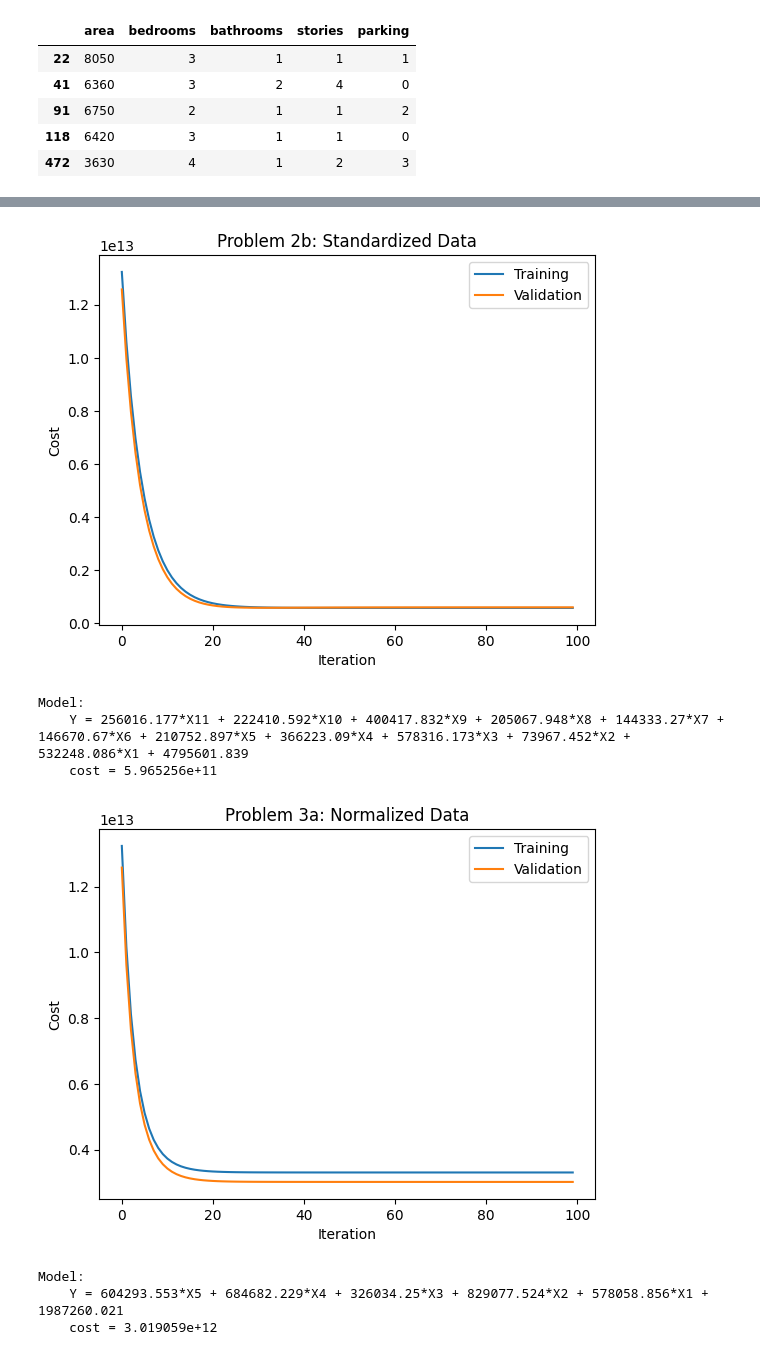
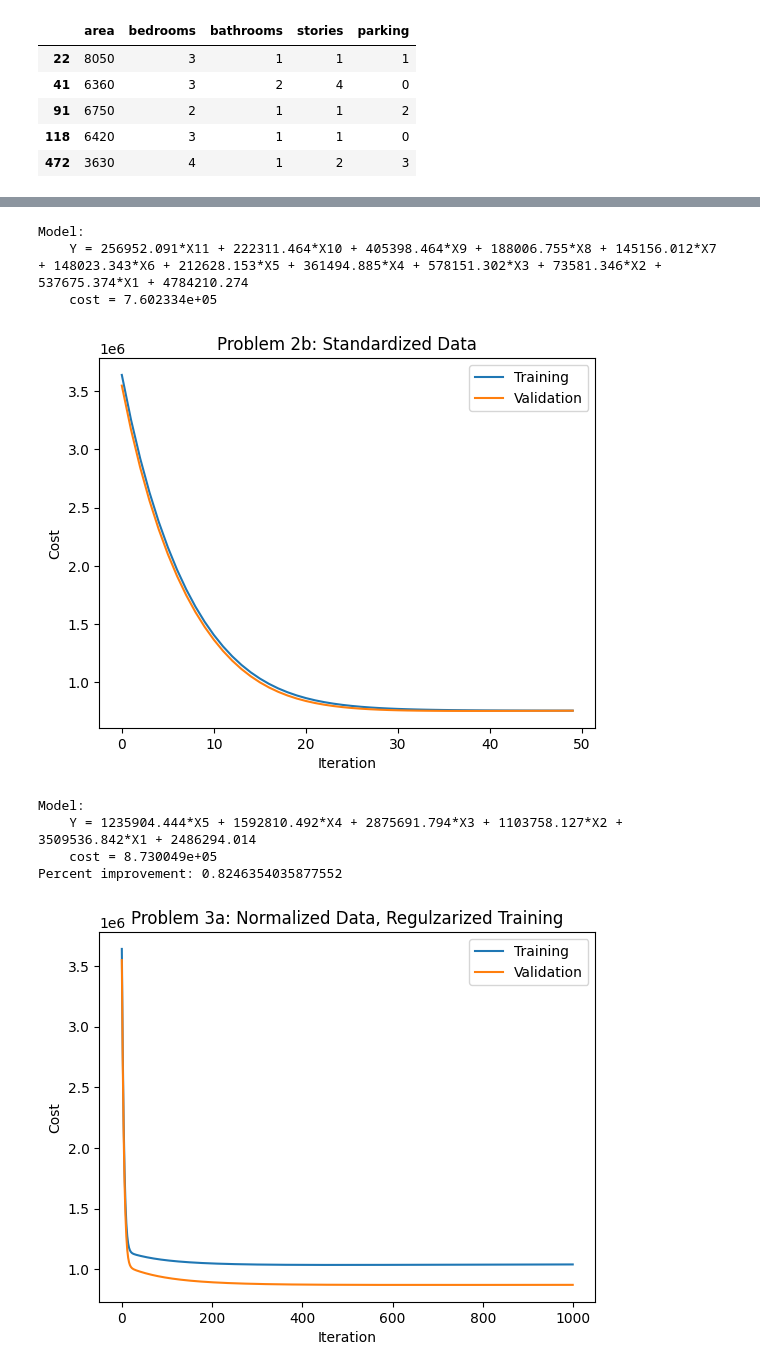
Before and after one commit to jaskinkabir/Intro_ML, a Jupyter notebook: HM2/HM2.ipynb, the cells around one changed output, grey strips where cells are left out. Drawn from its saved outputs; the diff is of its cells as text; code cells hidden in the pictures.

```diff
--- a/HM2/HM2.ipynb
+++ b/HM2/HM2.ipynb
@@ -80,6 +81,7 @@ Y_validate = y_validate.to_numpy().reshape(-1,1)
 # %%
 # vars: Area, bedrooms, bathrooms, stories, mainroad, guestroom, basement, hotwaterheating, airconditioning, parking, prefarea
 b_vars = ['area', 'bedrooms', 'bathrooms', 'stories', 'mainroad', 'guestroom', 'basement', 'hotwaterheating', 'airconditioning', 'parking', 'prefarea']
+X_b = housing[b_vars]
 X_train_df_b = X_train[b_vars]
 X_validate_df_b = X_validate[b_vars]
 
@@ -99,11 +130,9 @@ def compute_regularized_cost(X, Y, theta, lambda_val):
     predictions = X.dot(theta)
     errors = np.subtract(predictions, Y)
     sqrErrors = np.square(errors)
-    J = (1/ (2*m) ) * np.sum(sqrErrors) * lambda_val * np.sum(np.square(theta))
+    J = (1/ (2*m) ) * np.sum(sqrErrors) + lambda_val * np.sum(np.square(theta))
 
     return J
-
-
 
 def grad_desc(X_train: np.ndarray, Y_train: np.ndarray, theta: np.ndarray, alpha: float, iterations: int, X_val: np.ndarray, Y_val: np.ndarray, lambda_val=0):
     m = len(Y_train)
@@ -117,17 +146,16 @@ def grad_desc(X_train: np.ndarray, Y_train: np.ndarray, theta: np.ndarray, alpha
         predictions = X_train.dot(theta)
         errors = np.subtract(predictions, Y_train)
 
-        sum_deltas = (alpha/m) * X_train.T.dot(errors) + lambda_val * theta
+        gradient = (1/m)*(X_train.T.dot(errors)) + lambda_val * theta
 
-        theta -= sum_deltas
+        theta -= alpha * gradient
 
         sqrErrors = np.square(errors)
-        training_cost_history[i]= (1/ (2*m) ) * np.sum(sqrErrors)
-
+        training_cost_history[i]= (1/(2*m)) * np.sum(sqrErrors) + lambda_val * np.sum(np.square(theta))
 
     return theta,training_cost_history, validation_cost_history
 # %%
-def print_model(X, Y, theta, name='Y'):
+def print_model(X, Y, theta, name='Y', return_cost = False):
 
     cost = compute_cost(X,Y,theta)
 
@@ -140,18 +168,22 @@ def print_model(X, Y, theta, name='Y'):
         model_str += f"{round(theta[i,0], 3)}*X{i} + "
 
     print(f"Model:\n    {name} = {model_str}")
-    cost_str = "{:e}".format(round(cost,3))
+    cost = np.sqrt(cost)
+    cost_str = "{:e}".format(round(cost,5))
+
     print(f"    cost = {cost_str}")
+    if return_cost:
+        return cost
 
 def display_loss(iters, train_hist, val_hist, title):
+    train_hist = np.sqrt(train_hist)
+    val_hist = np.sqrt(val_hist)
     plt.plot(range(iters), train_hist, label = "Training")
     plt.plot(range(iters), val_hist, label = "Validation")
     plt.title(title)
     plt.xlabel("Iteration")
     plt.ylabel("Cost")
     plt.legend()
-
-    plt.show()
 # %%
 #Used to find max iters before overflow error
 def find_iters(X_train_b, Y_train, theta, alpha, X_validate_b, Y_validate):
@@ -287,40 +302,46 @@ Model:
 # %%
-# Problem 2b
-# train on X_train_b_std
+X_train = X_scaled["train_b_std"]
+X_validate = X_scaled["validate_b_std"]
 
-theta = np.zeros((X_train_b_std.shape[1], 1))
+theta = np.zeros((X_train.shape[1], 1))
 
-iterations = 100
-alpha = 0.1
+iterations = 1000
+alpha = .1
 
-theta, training_cost_history, validation_cost_history = grad_desc(X_train_b_std, Y_train, theta, alpha, iterations, X_validate_b_std, Y_validate)
+theta, training_cost_history, validation_cost_history = grad_desc(X_train, Y_train, theta, alpha, iterations, X_validate, Y_validate)
 
-display_loss(iterations, training_cost_history, validation_cost_history, "Problem 2b: Standardized Data")
-print_model(X_validate_b_std, Y_validate, theta)
+display_loss(50, training_cost_history[:50], validation_cost_history[:50], "Problem 2b: Standardized Data")
+cost_2b_std = print_model(X_validate, Y_validate, theta, return_cost=True)
 # %% [output]
+Model:
+    Y = 256952.091*X11 + 222311.464*X10 + 405398.464*X9 + 188006.755*X8 + 145156.012*X7 + 148023.343*X6 + 212628.153*X5 + 361494.885*X4 + 578151.302*X3 + 73581.346*X2 + 537675.374*X1 + 4784210.274
+    cost = 7.602334e+05
-[figure, old version]
+[figure, new version]
-Model:
-    Y = 256016.177*X11 + 222410.592*X10 + 400417.832*X9 + 205067.948*X8 + 144333.27*X7 + 146670.67*X6 + 210752.897*X5 + 366223.09*X4 + 578316.173*X3 + 73967.452*X2 + 532248.086*X1 + 4795601.839
-    cost = 5.965256e+11
 # %%
 # Problem 3a
 # Train on X_train_a_norm
 
-theta = np.zeros((X_train_a_norm.shape[1], 1))
 
-# lambda 0 cost = 8.181003e+11
+X_train = X_scaled["train_a_norm"]
+X_validate = X_scaled["validate_a_norm"]
 
-iterations = 100
-alpha = 0.1
+theta = np.zeros((X_train.shape[1], 1))
 
-lambda_val = .1
+iterations = 1000
+alpha = .1
 
-theta, training_cost_history, validation_cost_history = grad_desc(X_train_a_norm, Y_train, theta, alpha, iterations, X_validate_a_norm, Y_validate, lambda_val = lambda_val)
+lambda_val = .009
+theta, training_cost_history, validation_cost_history = grad_desc(X_train, Y_train, theta, alpha, iterations, X_validate, Y_validate, lambda_val = lambda_val)
 
-display_loss(iterations, training_cost_history, validation_cost_history, "Problem 3a: Normalized Data")
-print_model(X_validate_a_norm, Y_validate, theta)
+cost = print_model(X_validate, Y_validate, theta, return_cost=True)
+
+print(f"Percent improvement: {100*-(cost-cost_2_a_norm)/cost_2_a_norm}")
+# print(f"Improved ? : {cost < cost_2_a}")
+# print(f"Equal ? : {cost == cost_2_a}")
+display_loss(iterations, training_cost_history, validation_cost_history, "Problem 3a: Normalized Data, Regulzarized Training")
 # %% [output]
+Model:
+    Y = 1235904.444*X5 + 1592810.492*X4 + 2875691.794*X3 + 1103758.127*X2 + 3509536.842*X1 + 2486294.014
+    cost = 8.730049e+05
+Percent improvement: 0.8246354035877552
-[figure, old version]
+[figure, new version]
-Model:
-    Y = 604293.553*X5 + 684682.229*X4 + 326034.25*X3 + 829077.524*X2 + 578058.856*X1 + 1987260.021
-    cost = 3.019059e+12
```
Also changed, not shown: parts of 15 cells of this notebook, 1 other file.
